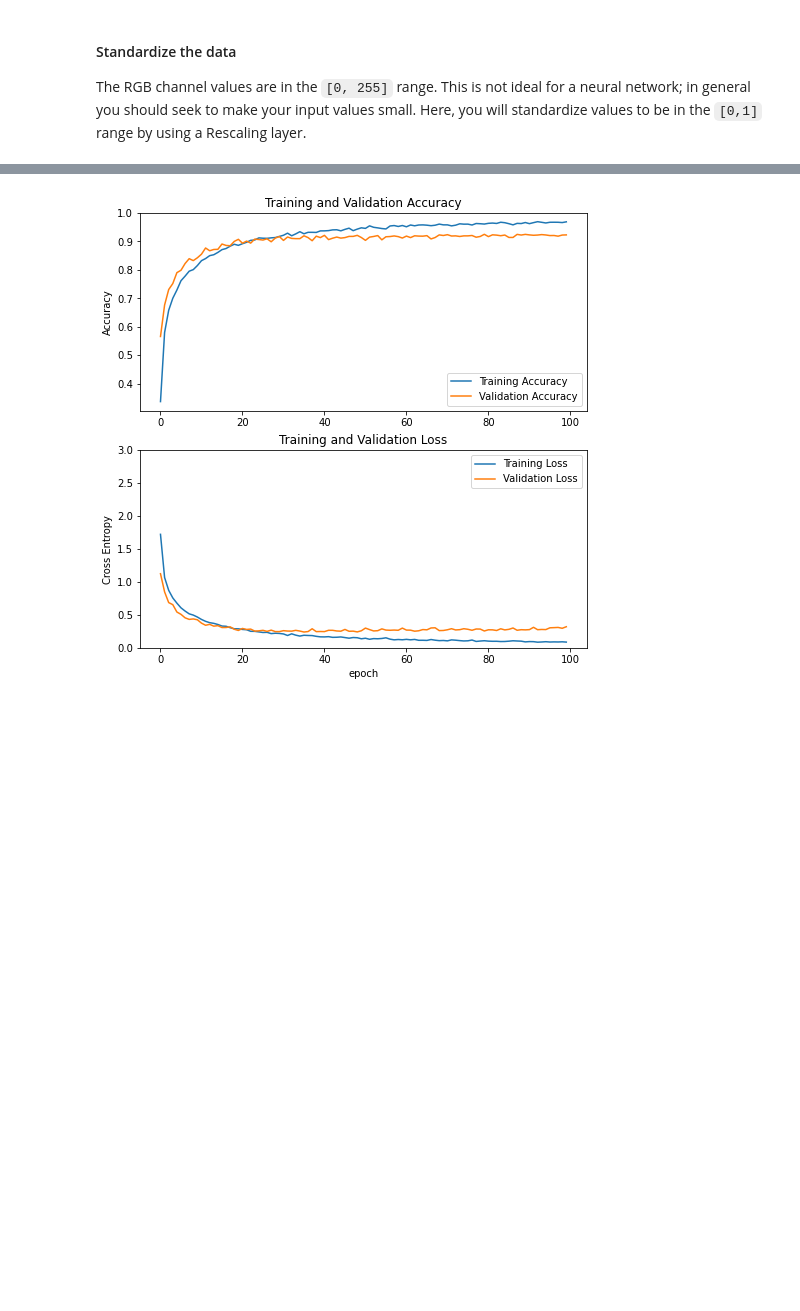
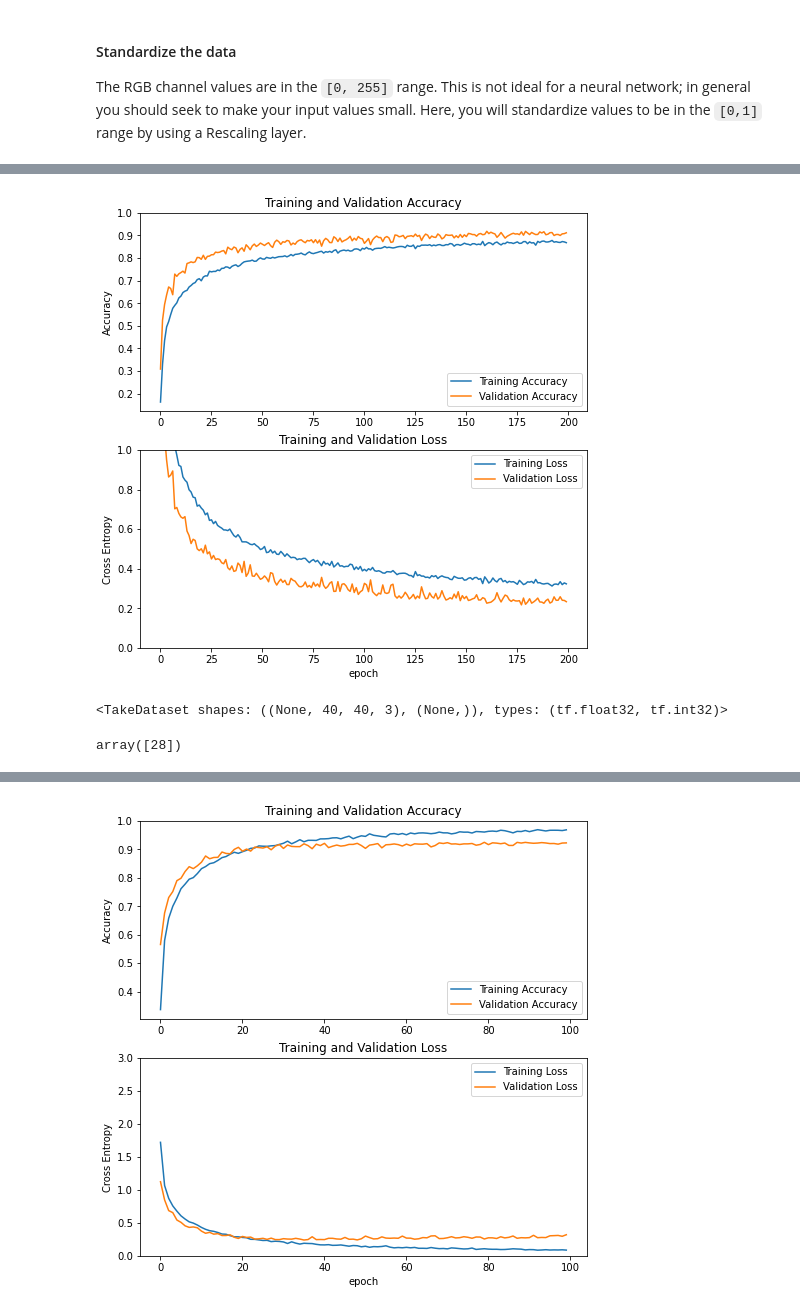
Before and after one commit to caocao0525/AVS001, a Jupyter notebook: my_cnn_model_Ucohead_tested_by_monkey.ipynb, the cells around one changed output, grey strips where cells are left out. Drawn from its saved outputs; the diff is of its cells as text; code cells hidden in the pictures; blank space fills up the shorter version.

```diff
--- a/my_cnn_model_Ucohead_tested_by_monkey.ipynb
+++ b/my_cnn_model_Ucohead_tested_by_monkey.ipynb
@@ -192,0 +188,52 @@ Epoch 00192: early stopping
+# %%
+acc = history.history['accuracy']
+val_acc = history.history['val_accuracy']
+
+loss = history.history['loss']
+val_loss = history.history['val_loss']
+
+plt.figure(figsize=(8, 8))
+plt.subplot(2, 1, 1)
+plt.plot(acc, label='Training Accuracy')
+plt.plot(val_acc, label='Validation Accuracy')
+plt.legend(loc='lower right')
+plt.ylabel('Accuracy')
+plt.ylim([min(plt.ylim()),1])
+plt.title('Training and Validation Accuracy')
+
+plt.subplot(2, 1, 2)
+plt.plot(loss, label='Training Loss')
+plt.plot(val_loss, label='Validation Loss')
+plt.legend(loc='upper right')
+plt.ylabel('Cross Entropy')
+plt.ylim([0,1.0])
+plt.title('Training and Validation Loss')
+plt.xlabel('epoch')
+plt.show()
+# %% [output]
+[figure, added]
+# %%
+total_image_num = 32
+random_inx = np.random.choice(total_image_num, 9)
+
+predictions = model.predict()
+
+plt.figure(figsize=(5,5))
+for images, labels in validation_dataset.take(1):
+    random_image=images[random_inx]
+    for i in range(9):
+        ax = plt.subplot(3,3,i+1)
+        plt.imshow(images[i].numpy().astype("uint8"))
+        plt.title(class_names[labels[i]] + class_names[predictions[i]])
+        plt.axis("off")
+# %% [output]
+<TakeDataset shapes: ((None, 40, 40, 3), (None,)), types: (tf.float32, tf.int32)>
+# %%
+total_image_num = 32
+
+random_inx = np.random.choice(total_image_num, 1) # 10 random number out of random_image_num
+# random_images = X_train[random_inx, ...]
+# random_labels = y_train[random_inx, ...]
+random_inx
+# %% [output]
+array([28])
```
Also changed, not shown: parts of 6 cells of this notebook.
